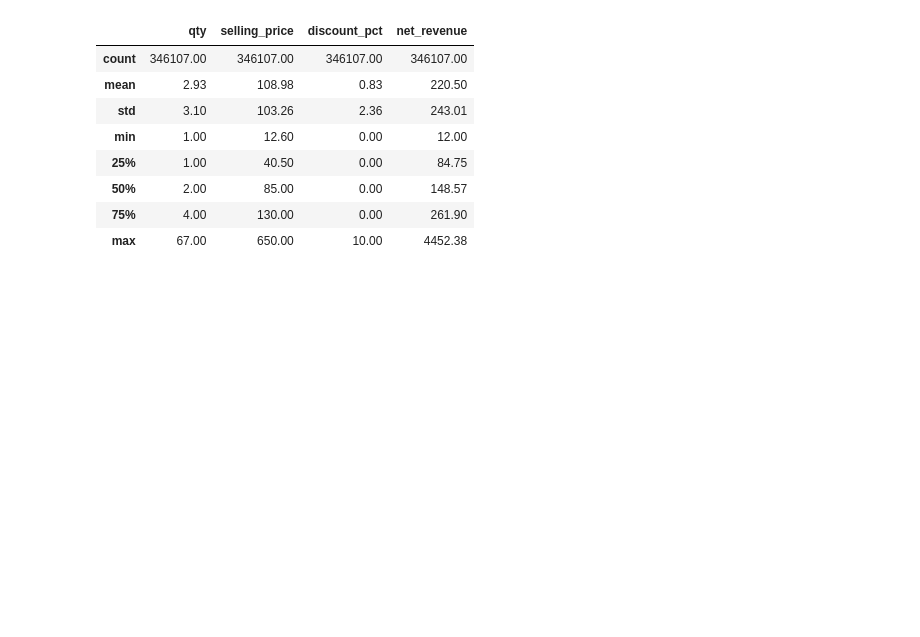
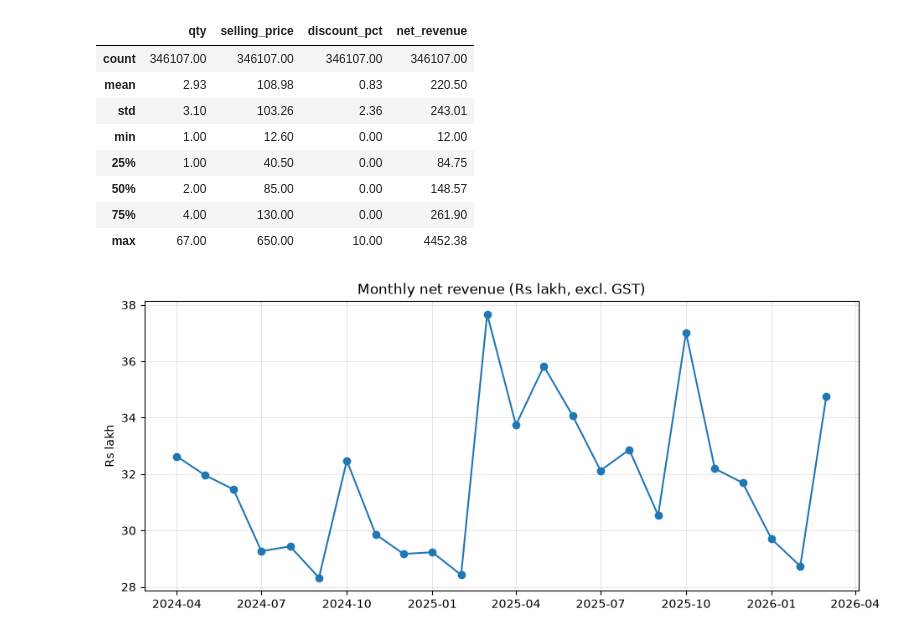
Before and after one commit to gauriverse/StockWise, a Jupyter notebook: notebooks/01_cleaning_eda.ipynb, the cells around one changed output. Cells and saved outputs as stored; diff of their text form; code cells hidden in the pictures; blank space fills up the shorter version.

Commit message:
feat: add EDA charts for revenue trend, category mix, weekday pattern, payment mode

```diff
--- a/notebooks/01_cleaning_eda.ipynb
+++ b/notebooks/01_cleaning_eda.ipynb
@@ -61,3 +61,17 @@ dtype: object
 | 50% | 2.00 | 85.00 | 0.00 | 148.57 |
 | 75% | 4.00 | 130.00 | 0.00 | 261.90 |
 | max | 67.00 | 650.00 | 10.00 | 4452.38 |
+# %%
+(ROOT / "images").mkdir(exist_ok=True)
+
+monthly = sales.set_index("sale_date")["net_revenue"].resample("MS").sum() / 1e5
+
+fig, ax = plt.subplots(figsize=(11, 4.5))
+ax.plot(monthly.index, monthly.values, marker="o")
+ax.set_title("Monthly net revenue (Rs lakh, excl. GST)")
+ax.set_ylabel("Rs lakh")
+ax.grid(alpha=0.3)
+fig.savefig(ROOT / "images" / "01_monthly_revenue.png", dpi=150, bbox_inches="tight")
+plt.show()
+# %% [output]
+[figure, added]
```
Also changed, not shown: parts of 3 cells of this notebook, 4 other files.
